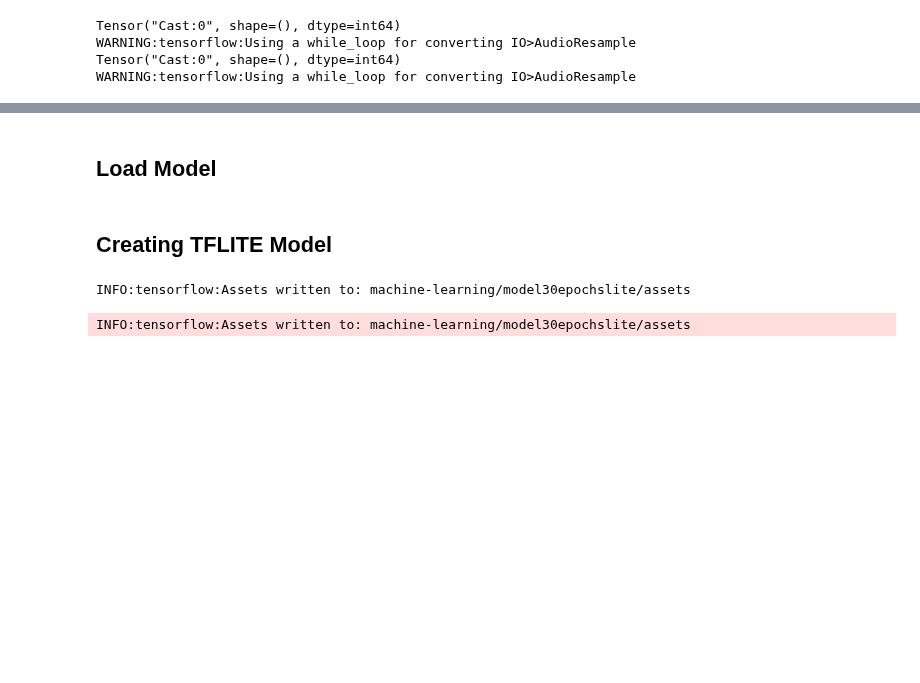
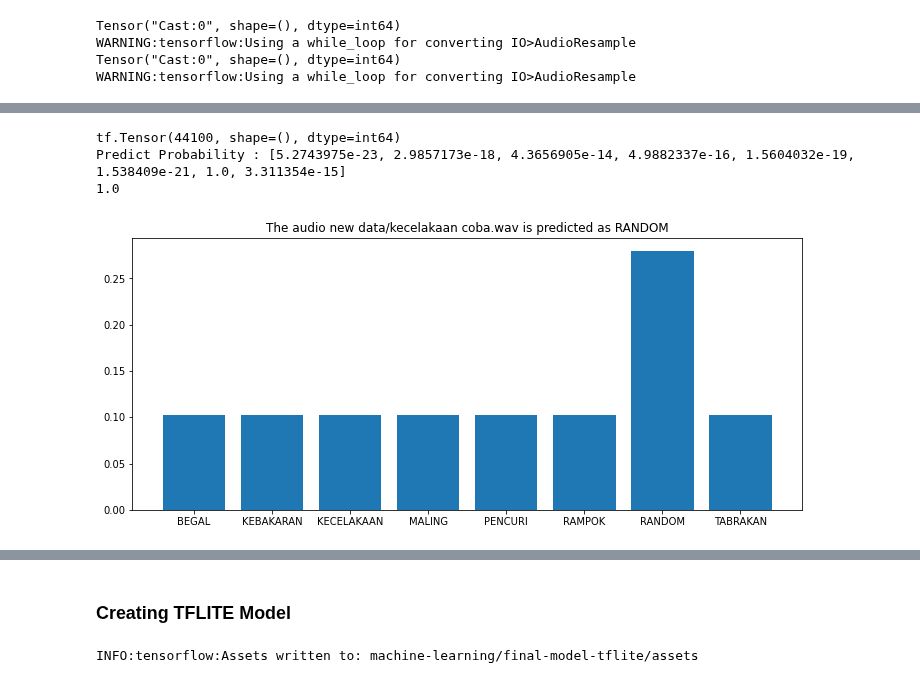
Before and after one commit to C22-PS121/machine-learning, a Jupyter notebook: ML_Model.ipynb, the cells around one changed output, grey strips where cells are left out. Drawn from its saved outputs; the diff is of its cells as text; code cells hidden in the pictures; blank space fills up the shorter version.

```diff
--- a/ML_Model.ipynb
+++ b/ML_Model.ipynb
@@ -589,0 +522,7 @@ data_dir
+# %%
+predicting('new data/kecelakaan coba.wav')
+# %% [output]
+tf.Tensor(44100, shape=(), dtype=int64)
+Predict Probability : [5.2743975e-23, 2.9857173e-18, 4.3656905e-14, 4.9882337e-16, 1.5604032e-19, 1.538409e-21, 1.0, 3.311354e-15]
+1.0
+[figure, added]
@@ -590,13 +530,10 @@ data_dir
 # %% [markdown]
-## Load Model
+### **Creating TFLITE Model**
-# %% [markdown]
-## **Creating TFLITE Model**
 # %%
-export_dir = 'machine-learning/model30epochslite/'
+export_dir = 'machine-learning/final-model-tflite/'
 tf.saved_model.save(model,export_dir=export_dir)
 # %% [output]
-INFO:tensorflow:Assets written to: machine-learning/model30epochslite/assets
+INFO:tensorflow:Assets written to: machine-learning/final-model-tflite/assets
-INFO:tensorflow:Assets written to: machine-learning/model30epochslite/assets
 # %%
 # EXERCISE: Use the TFLiteConverter SavedModel API to initialize the converter
 
```
Also changed, not shown: parts of 64 cells of this notebook, 11 other files.
